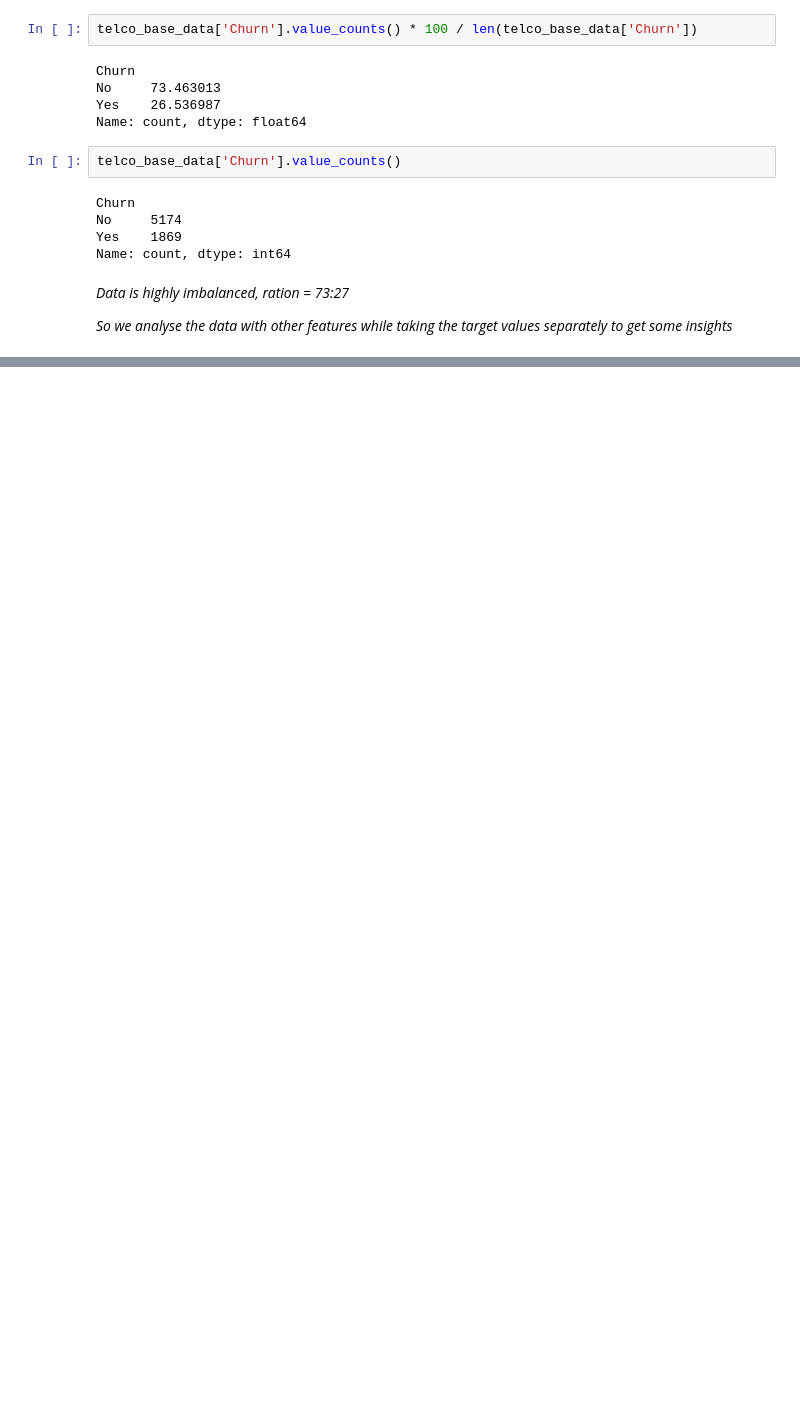
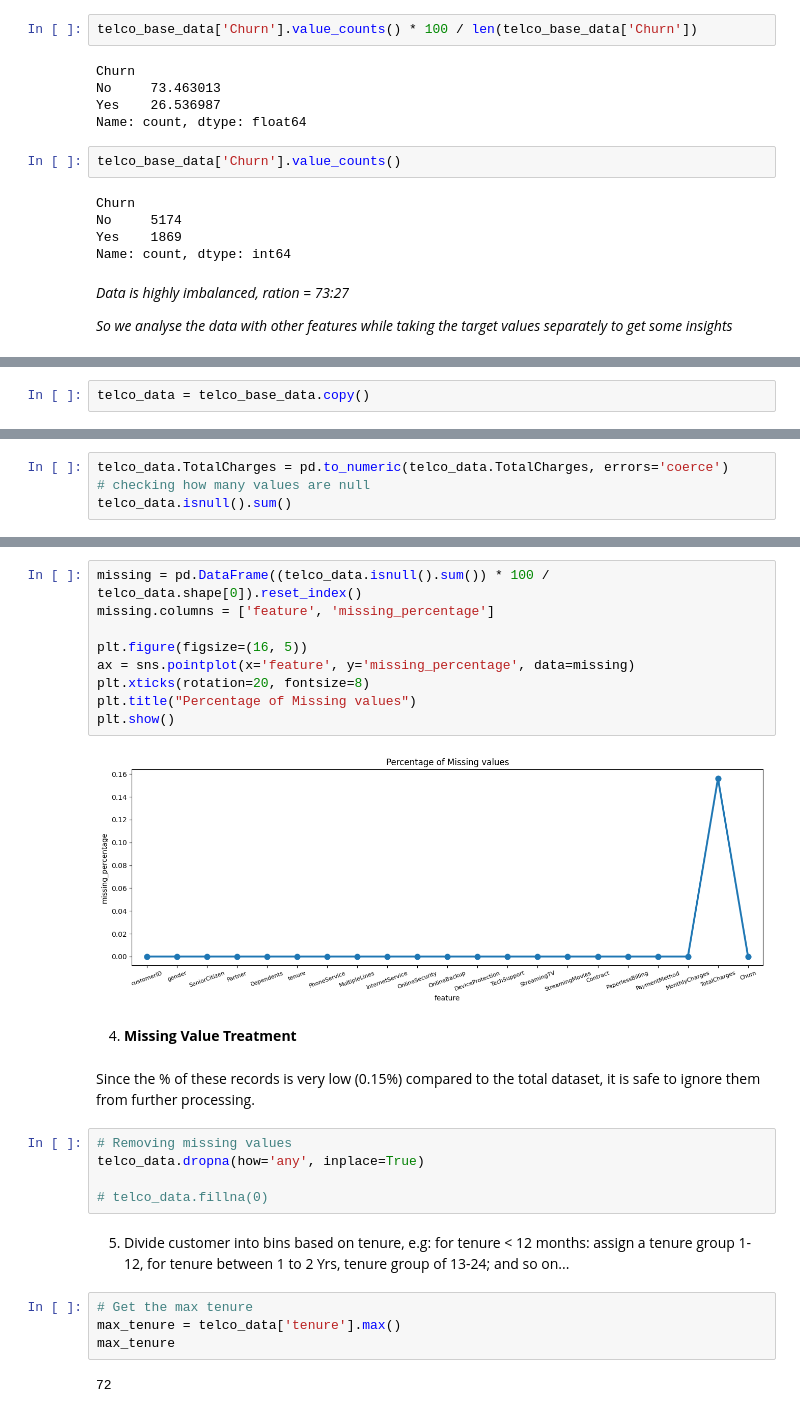
Before and after one commit to aguechfirass100/customer-churn-prediction-telecom, a Jupyter notebook: notebooks/churn_prediction_model.ipynb, the cells around one changed output, grey strips where cells are left out. Saved outputs shown, nothing was run; the diff lists cells and outputs as text; blank space fills up the shorter version.

```diff
--- a/notebooks/churn_prediction_model.ipynb
+++ b/notebooks/churn_prediction_model.ipynb
@@ -107,0 +152,2 @@ Name: count, dtype: int64
+# %%
+telco_data = telco_base_data.copy()
@@ -107,0 +156,4 @@ Name: count, dtype: int64
+# %%
+telco_data.TotalCharges = pd.to_numeric(telco_data.TotalCharges, errors='coerce')
+# checking how many values are null
+telco_data.isnull().sum()
@@ -107,0 +196,28 @@ Name: count, dtype: int64
+# %%
+missing = pd.DataFrame((telco_data.isnull().sum()) * 100 / telco_data.shape[0]).reset_index()
+missing.columns = ['feature', 'missing_percentage']
+
+plt.figure(figsize=(16, 5))
+ax = sns.pointplot(x='feature', y='missing_percentage', data=missing)
+plt.xticks(rotation=20, fontsize=8)
+plt.title("Percentage of Missing values")
+plt.show()
+# %% [output]
+[figure, added]
+# %% [markdown]
+4. **Missing Value Treatment**
+# %% [markdown]
+Since the % of these records is very low (0.15%) compared to the total dataset, it is safe to ignore them from further processing.
+# %%
+# Removing missing values
+telco_data.dropna(how='any', inplace=True)
+
+# telco_data.fillna(0)
+# %% [markdown]
+5. Divide customer into bins based on tenure, e.g: for tenure < 12 months: assign a tenure group 1-12, for tenure between 1 to 2 Yrs, tenure group of 13-24; and so on...
+# %%
+# Get the max tenure
+max_tenure = telco_data['tenure'].max()
+max_tenure
+# %% [output]
+72
```
Also changed, not shown: parts of 13 cells of this notebook.
